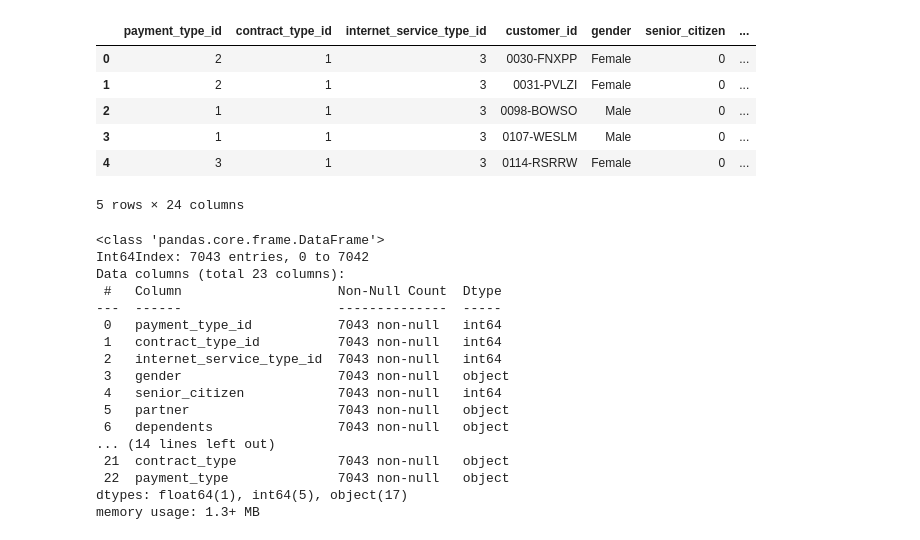
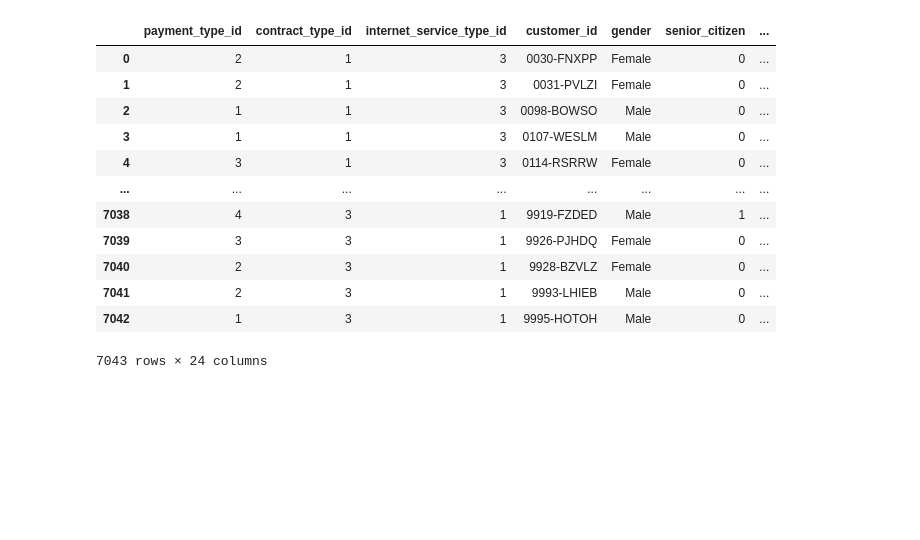
Before and after one commit to chriseverts/Telco_Classification_Project, a Jupyter notebook: first_notebook.ipynb, the cells around one changed output. Drawn from its saved outputs; the diff is of its cells as text; code cells hidden in the pictures; blank space fills up the shorter version.

Commit message:
new data

```diff
--- a/first_notebook.ipynb
+++ b/first_notebook.ipynb
@@ -11,14 +23,20 @@ from acquire import get_connection, new_telco_churn_data, get_telco_churn_data
 # %%
 df = get_telco_churn_data()
 # %%
-df.head()
+df
 # %% [output]
 |  | payment_type_id | contract_type_id | internet_service_type_id | customer_id | gender | senior_citizen | ... |
 | 0 | 2 | 1 | 3 | 0030-FNXPP | Female | 0 | ... |
 | 1 | 2 | 1 | 3 | 0031-PVLZI | Female | 0 | ... |
 | 2 | 1 | 1 | 3 | 0098-BOWSO | Male | 0 | ... |
 | 3 | 1 | 1 | 3 | 0107-WESLM | Male | 0 | ... |
 | 4 | 3 | 1 | 3 | 0114-RSRRW | Female | 0 | ... |
+| ... | ... | ... | ... | ... | ... | ... | ... |
+| 7038 | 4 | 3 | 1 | 9919-FZDED | Male | 1 | ... |
+| 7039 | 3 | 3 | 1 | 9926-PJHDQ | Female | 0 | ... |
+| 7040 | 2 | 3 | 1 | 9928-BZVLZ | Female | 0 | ... |
+| 7041 | 2 | 3 | 1 | 9993-LHIEB | Male | 0 | ... |
+| 7042 | 1 | 3 | 1 | 9995-HOTOH | Male | 0 | ... |
-5 rows × 24 columns
+7043 rows × 24 columns
 # %%
 #2.) Drop the customer_id columns.
@@ -26,22 +44,48 @@ df = df.drop(columns = ['customer_id'])
 # %%
 # information about the dataframe: column names, rows, datatypes, non-missing values
-df.info()
+
+from sklearn.model_selection import train_test_split
+
+def train_validate_test_split(df, target, seed=123):
+    '''
+    This function takes in a dataframe, the name of the target variable
+    (for stratification purposes), and an integer for a setting a seed
+    and splits the data into train, validate and test.
+    Test is 20% of the original dataset, validate is .30*.80= 24% of the
+    original dataset, and train is .70*.80= 56% of the original dataset.
+    The function returns, in this order, train, validate and test dataframes.
+    '''
+    train_validate, test = train_test_split(df, test_size=0.2,
+                                            random_state=seed,
+                                            stratify=df[target])
+    train, validate = train_test_split(train_validate, test_size=0.3,
+                                       random_state=seed,
+                                       stratify=train_validate[target])
+    return train, validate, test
+
+
+df['monthly_charges'] = pd.to_numeric(df.monthly_charges, errors = 'coerce', downcast = 'float')
+df.imputer = SimpleImputer(strategy = 'mean')
+df.imputer = SimpleImputer(strategy = 'most_frequent')
+
+#
+df['monthly_charges'] = df.imputer.fit_transform(df[['monthly_charges']])
+df['total_charges'] = df.imputer.fit_transform(df[['total_charges']])
+
+
+
+
+df, replace_key, revert_key = replace_obj_cols(df)
+
+df_train, df_validate, df_test = train_validate_test_split(df, target = 'churn')
+
+df_train['baseline'] = False
+ipt_df_t = df_train[['churn', 'baseline']]
+ipt_df_v = df_validate[['churn']]
+ipt_df_test = df_test[['churn']]
+
+
+df_train.drop(columns = 'baseline', inplace = True)
+
+clf = DecisionTreeClassifier(max_depth = 24, splitter = 'best')
-# %% [output]
-<class 'pandas.core.frame.DataFrame'>
-Int64Index: 7043 entries, 0 to 7042
-Data columns (total 23 columns):
- #   Column                    Non-Null Count  Dtype
----  ------                    --------------  -----
- 0   payment_type_id           7043 non-null   int64
- 1   contract_type_id          7043 non-null   int64
- 2   internet_service_type_id  7043 non-null   int64
- 3   gender                    7043 non-null   object
- 4   senior_citizen            7043 non-null   int64
- 5   partner                   7043 non-null   object
- 6   dependents                7043 non-null   object
-... (14 lines left out)
- 21  contract_type             7043 non-null   object
- 22  payment_type              7043 non-null   object
-dtypes: float64(1), int64(5), object(17)
-memory usage: 1.3+ MB
 # %%
```
Also changed, not shown: parts of 11 cells of this notebook, 1 other file.
